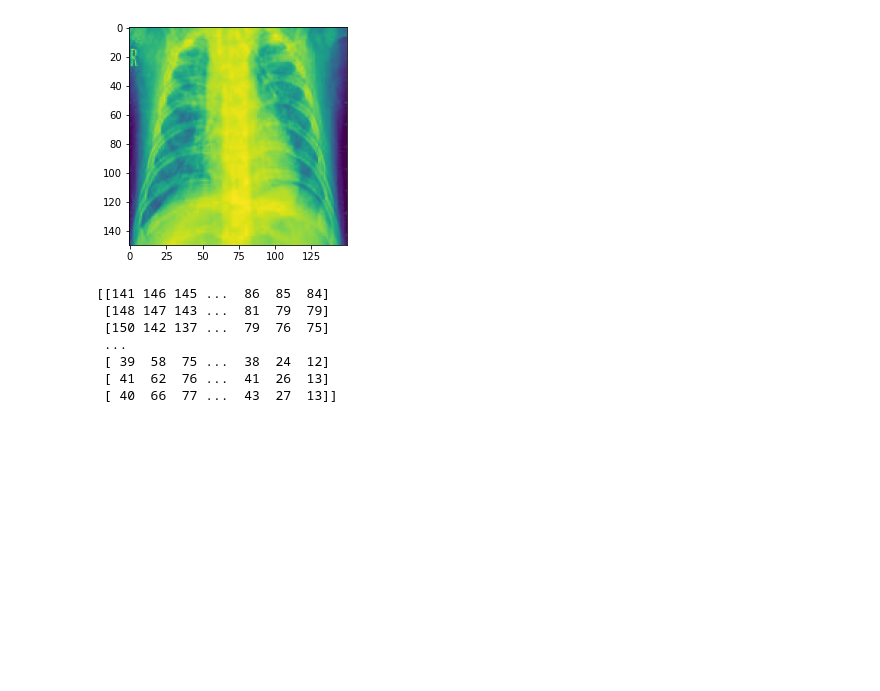
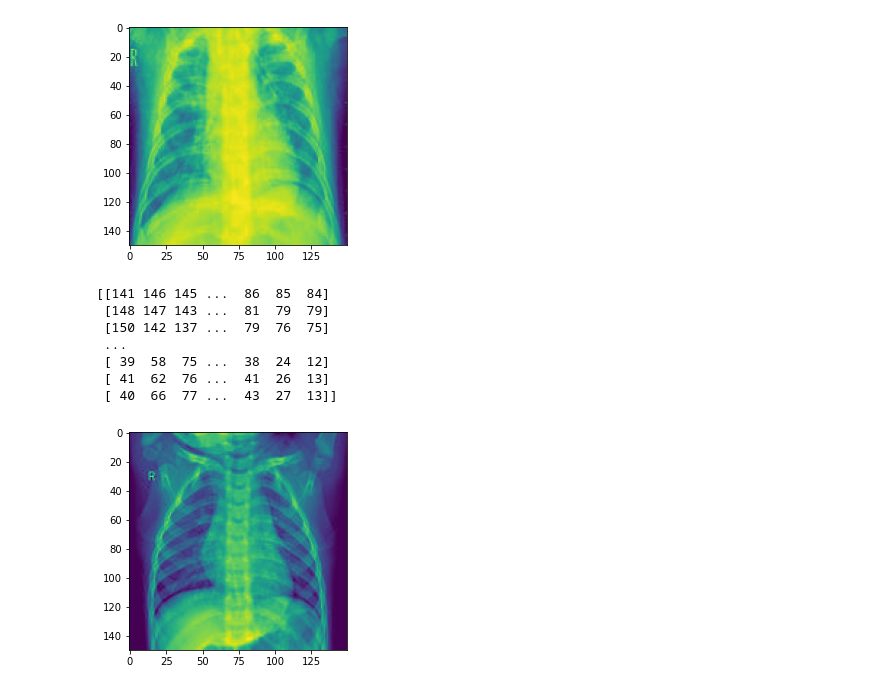
Before and after one commit to roskeys/DLSP, a Jupyter notebook: DL small project.ipynb, the cells around one changed output. Drawn from its saved outputs; the diff is of its cells as text; code cells hidden in the pictures; blank space fills up the shorter version.

```diff
--- a/DL small project.ipynb
+++ b/DL small project.ipynb
@@ -82,0 +85,8 @@ print(im)
+# %%
+train_set = Lung_Dataset("train")
+test_set = Lung_Dataset("test")
+val_set = Lung_Dataset("val")
+# %%
+train_set.show_img("normal", 1)
+# %% [output]
+[figure, added]
```
Also changed, not shown: parts of 3 cells of this notebook.
